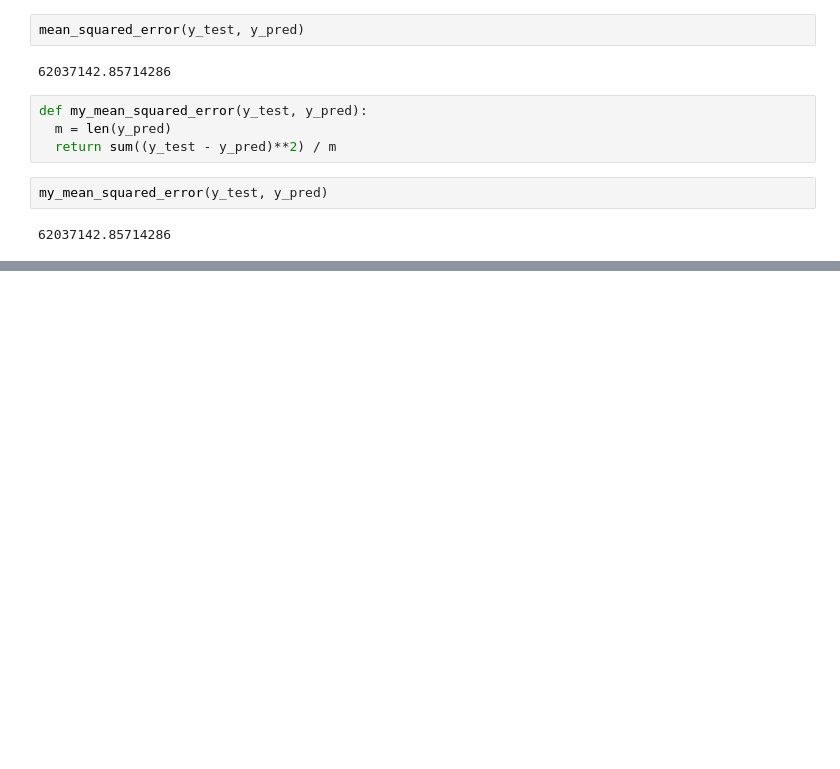
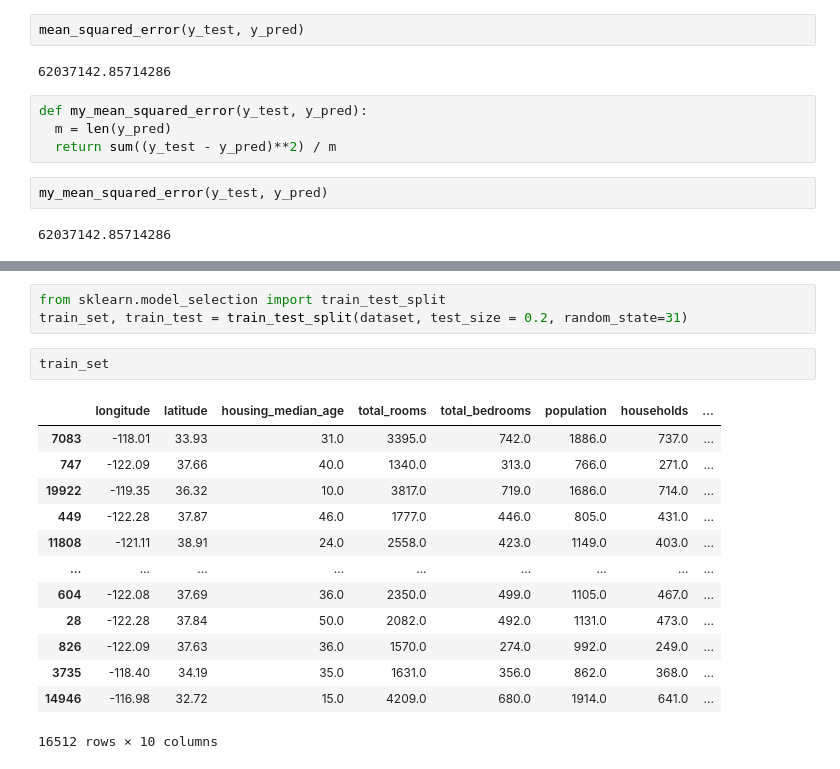
Before and after one commit to Shermukhammat/Mohirdev_Data_Science_praktikum, a Jupyter notebook: ML/scikit-learn1.ipynb, the cells around one changed output, grey strips where cells are left out. Drawn from its saved outputs; the diff is of its cells as text; blank space fills up the shorter version.

```diff
--- a/ML/scikit-learn1.ipynb
+++ b/ML/scikit-learn1.ipynb
@@ -41,0 +114,19 @@ my_mean_squared_error(y_test, y_pred)
+# %%
+from sklearn.model_selection import train_test_split
+train_set, train_test = train_test_split(dataset, test_size = 0.2, random_state=31)
+# %%
+train_set
+# %% [output]
+|  | longitude | latitude | housing_median_age | total_rooms | total_bedrooms | population | households | ... |
+| 7083 | -118.01 | 33.93 | 31.0 | 3395.0 | 742.0 | 1886.0 | 737.0 | ... |
+| 747 | -122.09 | 37.66 | 40.0 | 1340.0 | 313.0 | 766.0 | 271.0 | ... |
+| 19922 | -119.35 | 36.32 | 10.0 | 3817.0 | 719.0 | 1686.0 | 714.0 | ... |
+| 449 | -122.28 | 37.87 | 46.0 | 1777.0 | 446.0 | 805.0 | 431.0 | ... |
+| 11808 | -121.11 | 38.91 | 24.0 | 2558.0 | 423.0 | 1149.0 | 403.0 | ... |
+| ... | ... | ... | ... | ... | ... | ... | ... | ... |
+| 604 | -122.08 | 37.69 | 36.0 | 2350.0 | 499.0 | 1105.0 | 467.0 | ... |
+| 28 | -122.28 | 37.84 | 50.0 | 2082.0 | 492.0 | 1131.0 | 473.0 | ... |
+| 826 | -122.09 | 37.63 | 36.0 | 1570.0 | 274.0 | 992.0 | 249.0 | ... |
+| 3735 | -118.40 | 34.19 | 35.0 | 1631.0 | 356.0 | 862.0 | 368.0 | ... |
+| 14946 | -116.98 | 32.72 | 15.0 | 4209.0 | 680.0 | 1914.0 | 641.0 | ... |
+16512 rows × 10 columns
```
Also changed, not shown: parts of 10 cells of this notebook.
